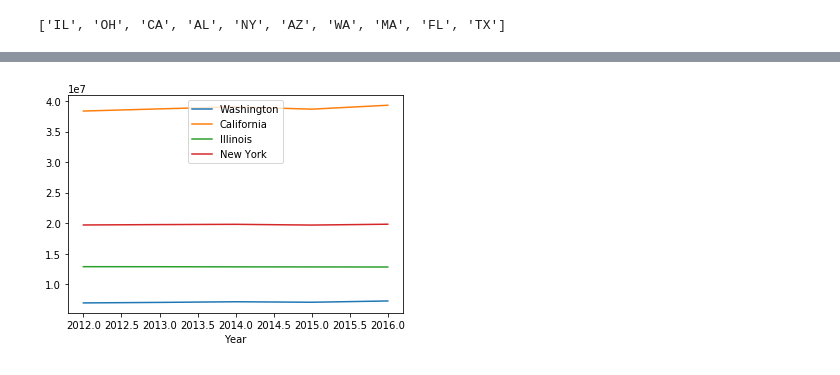
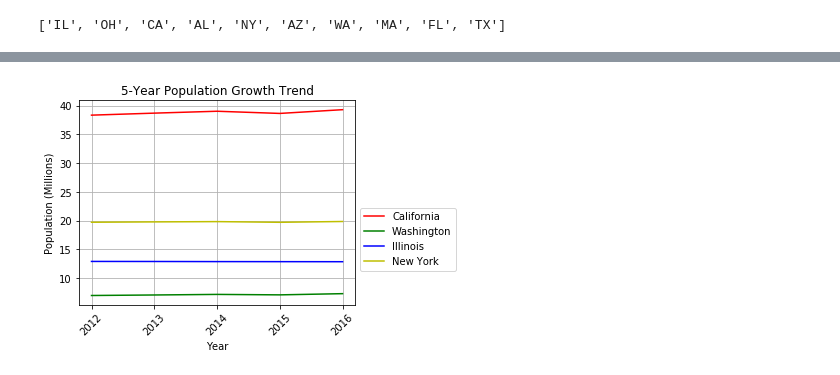
Before and after one commit to cweinreich24/State-Utilities-Analysis, a Jupyter notebook: PopulationAndRate.ipynb, the cells around one changed output, grey strips where cells are left out. Cells and saved outputs as stored; diff of their text form; code cells hidden in the pictures.

```diff
--- a/PopulationAndRate.ipynb
+++ b/PopulationAndRate.ipynb
@@ -101,5 +98,5 @@ NYplot = NY_df.plot(x="Year", y = "Average Retail Price (cents/kWh)", ax=ax, lab
 # %%
-popdata = "Data/StatesAnnualRatesPop.csv"
+popdata = "TylerData/StatesAnnualRatesPop.csv"
 
 pop_df = pd.read_csv(popdata)
 
@@ -127,8 +124,13 @@ WAPop_df
 # %%
-ax=WAPopplot = WAPop_df.plot(x="Year", y = "Population", label = "Washington")
-CAPopplot = CAPop_df.plot(x="Year", y = "Population", ax=ax, label = "California")
-ILPopplot = ILPop_df.plot(x="Year", y = "Population", ax=ax, label = "Illinois")
-NYPopplot = NYPop_df.plot(x="Year", y = "Population", ax=ax, label = "New York")
+ax=CAPopplot = CAPop_df.plot(x="Year", y = "PopMillions", label = "California", title = "5-Year Population Growth Trend", color = "r")
+WAPopplot = WAPop_df.plot(x="Year", y = "PopMillions", ax=ax, label = "Washington", color = "g")
+ILPopplot = ILPop_df.plot(x="Year", y = "PopMillions", ax=ax, label = "Illinois", color ="b")
+NYPopplot = NYPop_df.plot(x="Year", y = "PopMillions", ax=ax, label = "New York", grid = True, rot = 45, color ="y")
+ax.locator_params(integer=True)
+ax.set_ylabel("Population (Millions)")
+plt.legend(bbox_to_anchor=(1.0, 0.5))
+plt.tight_layout()
+plt.savefig("TylerData/Populations.png")
 # plt.plot()
 # %% [output]
-[figure, old version]
+[figure, new version]
```
Also changed, not shown: parts of 6 cells of this notebook, 17 other files.
